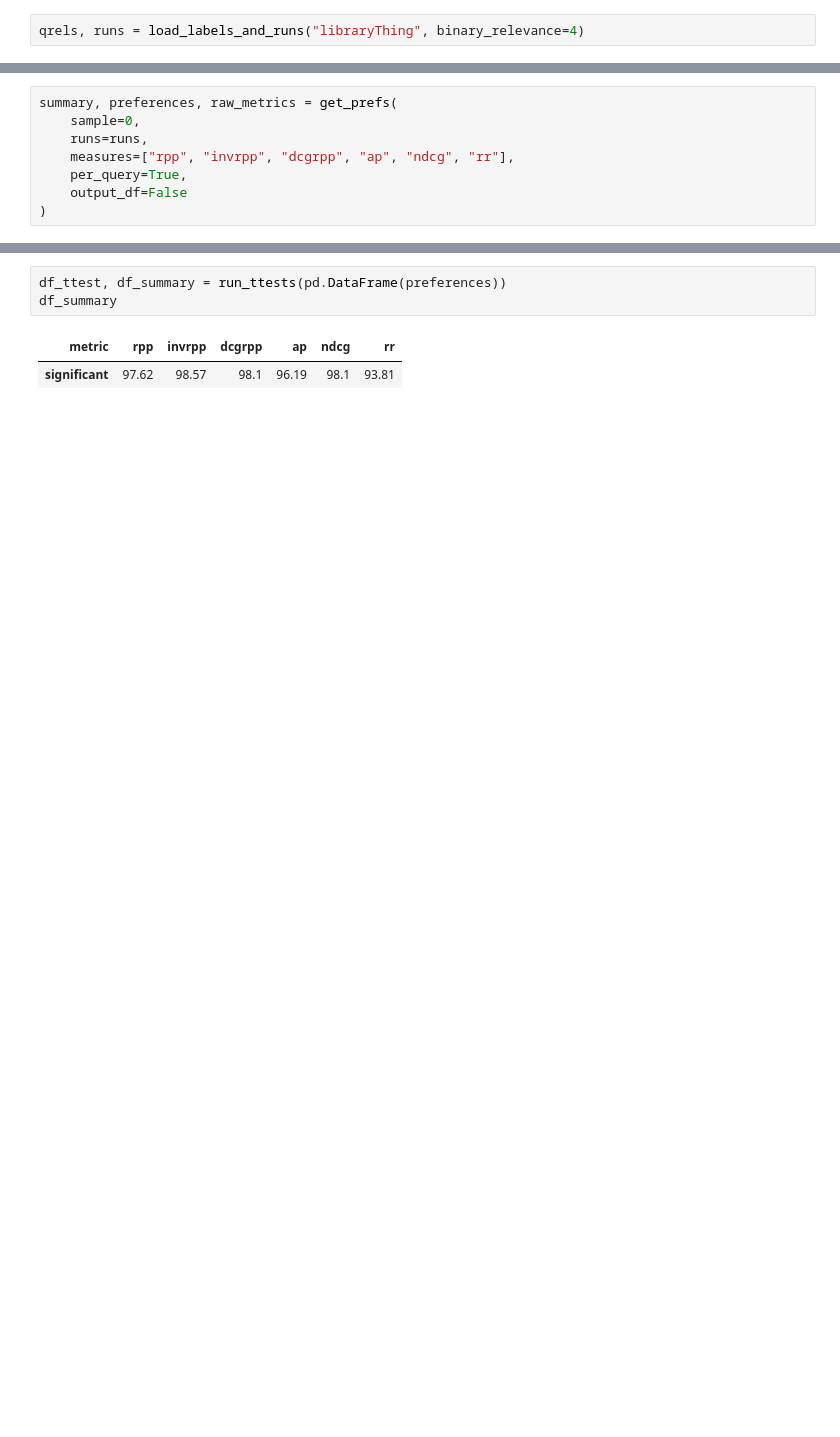
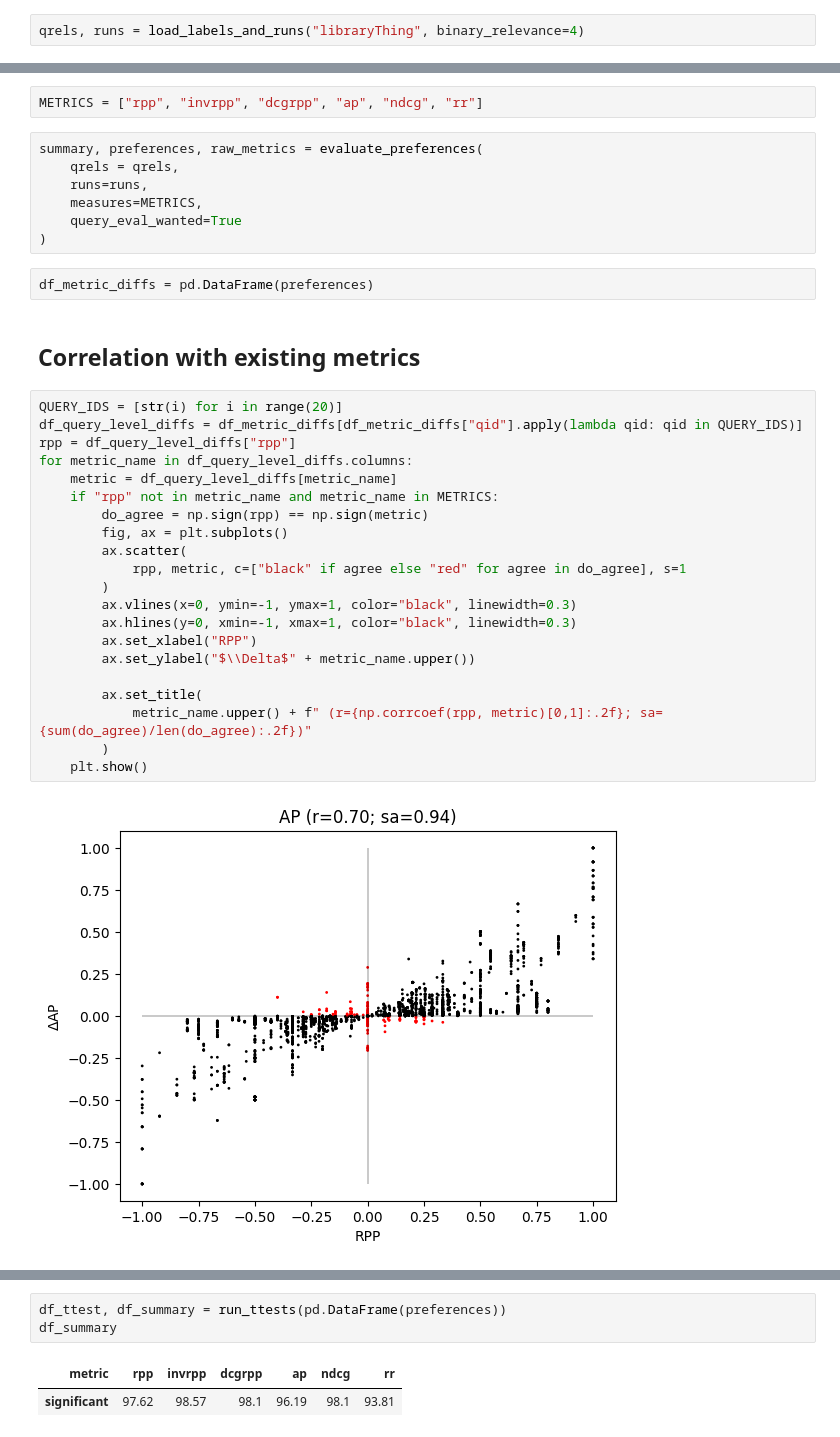
Before and after one commit to SitaraLiang/ir-rpp-project, a Jupyter notebook: experiments/vlad/statistics_on_scores.ipynb, the cells around one changed output, grey strips where cells are left out. Cells and saved outputs as stored; diff of their text form; blank space fills up the shorter version.

Commit message:
fully adapt the main of pref_eval to notebook (to be able to do experiemnts with missing data)

```diff
--- a/experiments/vlad/sandbox.ipynb
+++ b/experiments/vlad/statistics_on_scores.ipynb
@@ -23,8 +31,36 @@ rel/request 13.15
+# %%
+METRICS = ["rpp", "invrpp", "dcgrpp", "ap", "ndcg", "rr"]
 # %%
-summary, preferences, raw_metrics = get_prefs(
-    sample=0,
+summary, preferences, raw_metrics = evaluate_preferences(
+    qrels = qrels,
     runs=runs,
-    measures=["rpp", "invrpp", "dcgrpp", "ap", "ndcg", "rr"],
-    per_query=True,
-    output_df=False
+    measures=METRICS,
+    query_eval_wanted=True
 )
+# %%
+df_metric_diffs = pd.DataFrame(preferences)
+# %% [markdown]
+## Correlation with existing metrics
+# %%
+QUERY_IDS = [str(i) for i in range(20)]
+df_query_level_diffs = df_metric_diffs[df_metric_diffs["qid"].apply(lambda qid: qid in QUERY_IDS)]
+rpp = df_query_level_diffs["rpp"]
+for metric_name in df_query_level_diffs.columns:
+    metric = df_query_level_diffs[metric_name]
+    if "rpp" not in metric_name and metric_name in METRICS:
+        do_agree = np.sign(rpp) == np.sign(metric)
+        fig, ax = plt.subplots()
+        ax.scatter(
+            rpp, metric, c=["black" if agree else "red" for agree in do_agree], s=1
+        )
+        ax.vlines(x=0, ymin=-1, ymax=1, color="black", linewidth=0.3)
+        ax.hlines(y=0, xmin=-1, xmax=1, color="black", linewidth=0.3)
+        ax.set_xlabel("RPP")
+        ax.set_ylabel("$\\Delta$" + metric_name.upper())
+
+        ax.set_title(
+            metric_name.upper() + f" (r={np.corrcoef(rpp, metric)[0,1]:.2f}; sa={sum(do_agree)/len(do_agree):.2f})"
+        )
+    plt.show()
+# %% [output]
+[figure, added]
```
Also changed, not shown: parts of 10 cells of this notebook, 3 other files.
